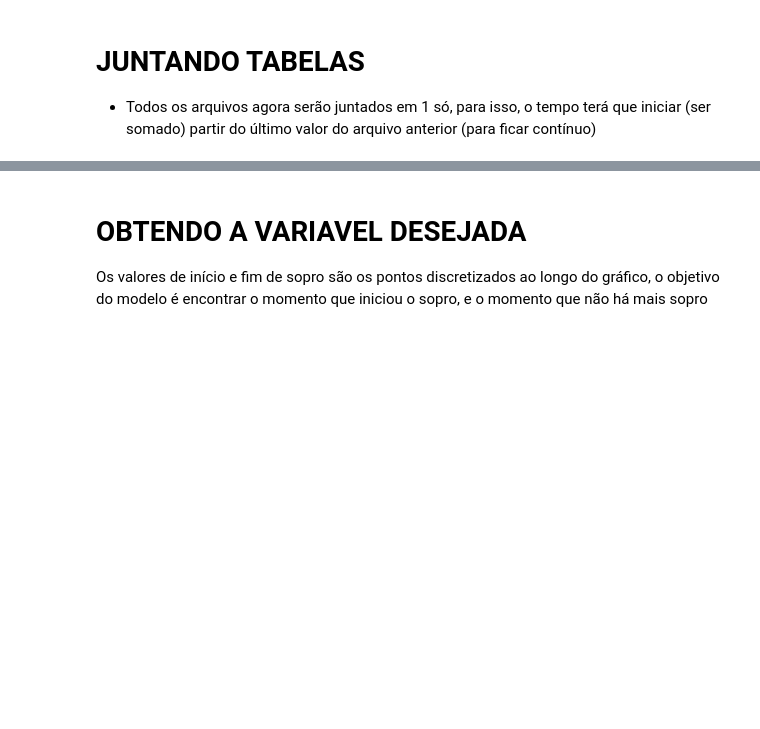
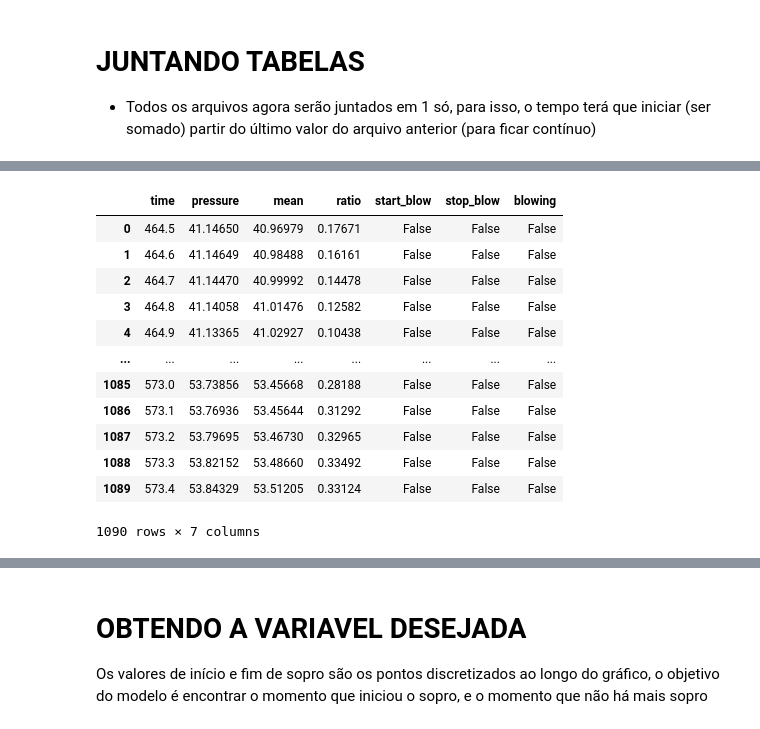
Before and after one commit to KlaussMarchi/PressureSensorModel, a Jupyter notebook: Model/files/Format.ipynb, the cells around one changed output, grey strips where cells are left out. Cells and saved outputs as stored; diff of their text form; code cells hidden in the pictures; blank space fills up the shorter version.

```diff
--- a/Model/files/Format.ipynb
+++ b/Model/files/Format.ipynb
@@ -156,0 +145,16 @@ True
+# %%
+tables[f'test_{(1 % 5) + 1}.csv']
+# %% [output]
+|  | time | pressure | mean | ratio | start_blow | stop_blow | blowing |
+| 0 | 464.5 | 41.14650 | 40.96979 | 0.17671 | False | False | False |
+| 1 | 464.6 | 41.14649 | 40.98488 | 0.16161 | False | False | False |
+| 2 | 464.7 | 41.14470 | 40.99992 | 0.14478 | False | False | False |
+| 3 | 464.8 | 41.14058 | 41.01476 | 0.12582 | False | False | False |
+| 4 | 464.9 | 41.13365 | 41.02927 | 0.10438 | False | False | False |
+| ... | ... | ... | ... | ... | ... | ... | ... |
+| 1085 | 573.0 | 53.73856 | 53.45668 | 0.28188 | False | False | False |
+| 1086 | 573.1 | 53.76936 | 53.45644 | 0.31292 | False | False | False |
+| 1087 | 573.2 | 53.79695 | 53.46730 | 0.32965 | False | False | False |
+| 1088 | 573.3 | 53.82152 | 53.48660 | 0.33492 | False | False | False |
+| 1089 | 573.4 | 53.84329 | 53.51205 | 0.33124 | False | False | False |
+1090 rows × 7 columns
```
Also changed, not shown: parts of 9 cells of this notebook, 3 other files.
